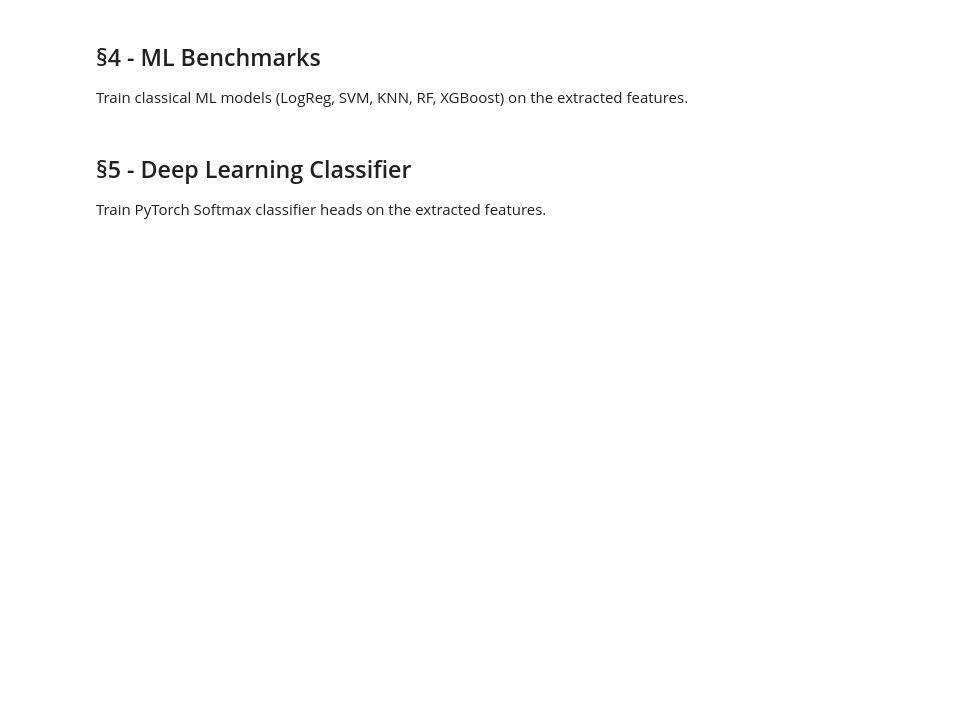
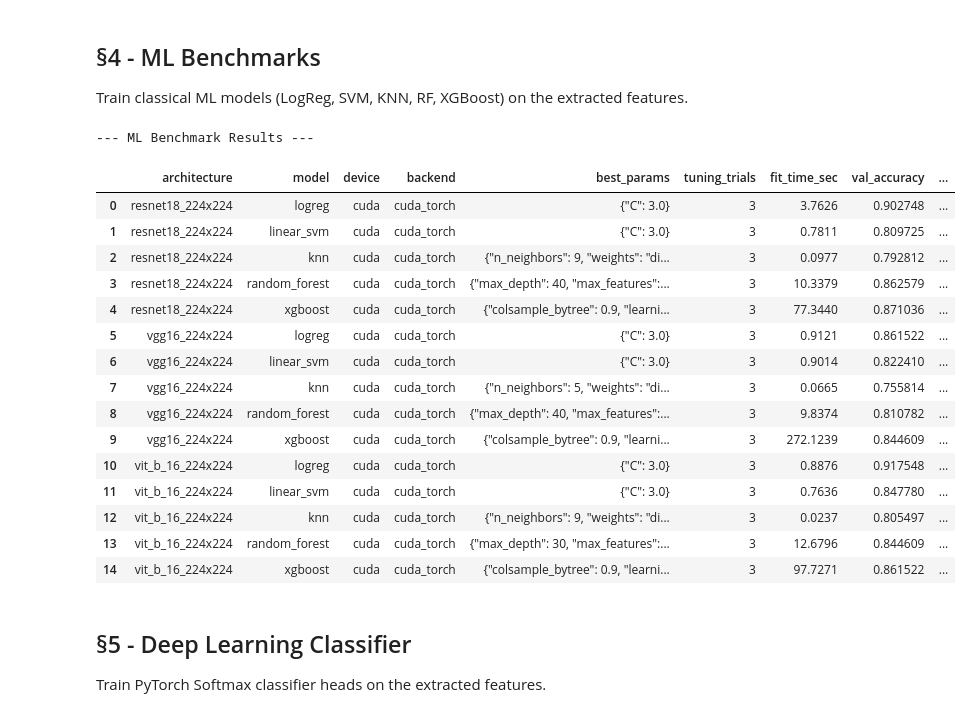
Before and after one commit to powerofdarkine/riceclassifier, a Jupyter notebook: notebooks/rice_classifier.ipynb, the cells around one changed output. Saved outputs shown, nothing was run; the diff lists cells and outputs as text; code cells hidden in the pictures; blank space fills up the shorter version.

Commit message:
feat: ml result on notebook

```diff
--- a/notebooks/rice_classifier.ipynb
+++ b/notebooks/rice_classifier.ipynb
@@ -356,6 +475,28 @@ old_argv = copy.copy(sys.argv)
 sys.argv = ['ml_pipeline.py', '--device', 'cuda', '--features-root', 'features']
 run_ml()
 sys.argv = old_argv
+# %%
+result_df = pd.read_csv("results/ml_benchmarks/model_comparison_all.csv")
+print("\n--- ML Benchmark Results ---")
+display(result_df)
+# %% [output]
+--- ML Benchmark Results ---
+|  | architecture | model | device | backend | best_params | tuning_trials | fit_time_sec | val_accuracy | ... |
+| 0 | resnet18_224x224 | logreg | cuda | cuda_torch | {"C": 3.0} | 3 | 3.7626 | 0.902748 | ... |
+| 1 | resnet18_224x224 | linear_svm | cuda | cuda_torch | {"C": 3.0} | 3 | 0.7811 | 0.809725 | ... |
+| 2 | resnet18_224x224 | knn | cuda | cuda_torch | {"n_neighbors": 9, "weights": "di... | 3 | 0.0977 | 0.792812 | ... |
+| 3 | resnet18_224x224 | random_forest | cuda | cuda_torch | {"max_depth": 40, "max_features":... | 3 | 10.3379 | 0.862579 | ... |
+| 4 | resnet18_224x224 | xgboost | cuda | cuda_torch | {"colsample_bytree": 0.9, "learni... | 3 | 77.3440 | 0.871036 | ... |
+| 5 | vgg16_224x224 | logreg | cuda | cuda_torch | {"C": 3.0} | 3 | 0.9121 | 0.861522 | ... |
+| 6 | vgg16_224x224 | linear_svm | cuda | cuda_torch | {"C": 3.0} | 3 | 0.9014 | 0.822410 | ... |
+| 7 | vgg16_224x224 | knn | cuda | cuda_torch | {"n_neighbors": 5, "weights": "di... | 3 | 0.0665 | 0.755814 | ... |
+| 8 | vgg16_224x224 | random_forest | cuda | cuda_torch | {"max_depth": 40, "max_features":... | 3 | 9.8374 | 0.810782 | ... |
+| 9 | vgg16_224x224 | xgboost | cuda | cuda_torch | {"colsample_bytree": 0.9, "learni... | 3 | 272.1239 | 0.844609 | ... |
+| 10 | vit_b_16_224x224 | logreg | cuda | cuda_torch | {"C": 3.0} | 3 | 0.8876 | 0.917548 | ... |
+| 11 | vit_b_16_224x224 | linear_svm | cuda | cuda_torch | {"C": 3.0} | 3 | 0.7636 | 0.847780 | ... |
+| 12 | vit_b_16_224x224 | knn | cuda | cuda_torch | {"n_neighbors": 9, "weights": "di... | 3 | 0.0237 | 0.805497 | ... |
+| 13 | vit_b_16_224x224 | random_forest | cuda | cuda_torch | {"max_depth": 30, "max_features":... | 3 | 12.6796 | 0.844609 | ... |
+| 14 | vit_b_16_224x224 | xgboost | cuda | cuda_torch | {"colsample_bytree": 0.9, "learni... | 3 | 97.7271 | 0.861522 | ... |
 # %% [markdown]
 ## §5 - Deep Learning Classifier
 Train PyTorch Softmax classifier heads on the extracted features.
```
Also changed, not shown: parts of 13 cells of this notebook.
